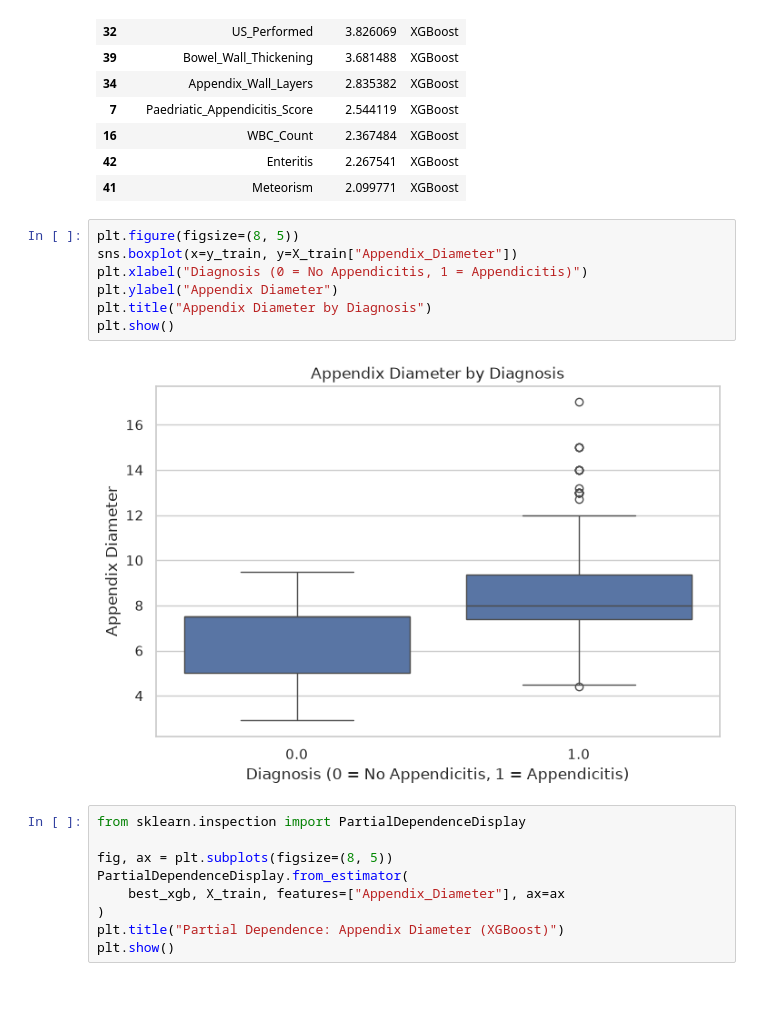
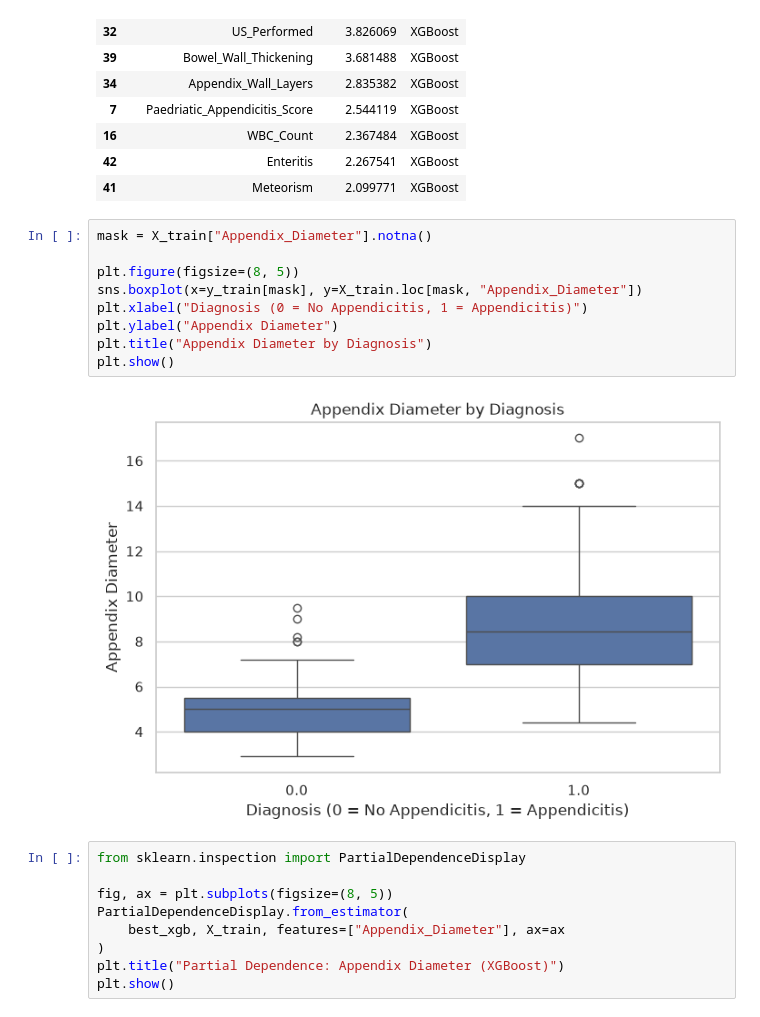
Before and after one commit to mathis-hasler/Data-Project-ML, a Jupyter notebook: Assignment_01/TBM_Classifier_original_data.ipynb, the cells around one changed output. Saved outputs shown, nothing was run; the diff lists cells and outputs as text.

Commit message:
praesentation als pdf mit aufs Repo geladen, kleine Anpassung erstellter Plots in den Notebooks, um sie in ein passendes Format fuers google praesentation zu bringen

```diff
--- a/Assignment_01/TBM_Classifier_original_data.ipynb
+++ b/Assignment_01/TBM_Classifier_original_data.ipynb
@@ -1002,14 +1002,16 @@ XGBoost - Top 15
 | 42 | Enteritis | 2.267541 | XGBoost |
 | 41 | Meteorism | 2.099771 | XGBoost |
 # %%
+mask = X_train["Appendix_Diameter"].notna()
+
 plt.figure(figsize=(8, 5))
-sns.boxplot(x=y_train, y=X_train["Appendix_Diameter"])
+sns.boxplot(x=y_train[mask], y=X_train.loc[mask, "Appendix_Diameter"])
 plt.xlabel("Diagnosis (0 = No Appendicitis, 1 = Appendicitis)")
 plt.ylabel("Appendix Diameter")
 plt.title("Appendix Diameter by Diagnosis")
 plt.show()
 # %% [output]
-[figure, old version]
+[figure, new version]
 # %%
 from sklearn.inspection import PartialDependenceDisplay
 
```
Also changed, not shown: parts of 2 cells of this notebook, 4 other files.
